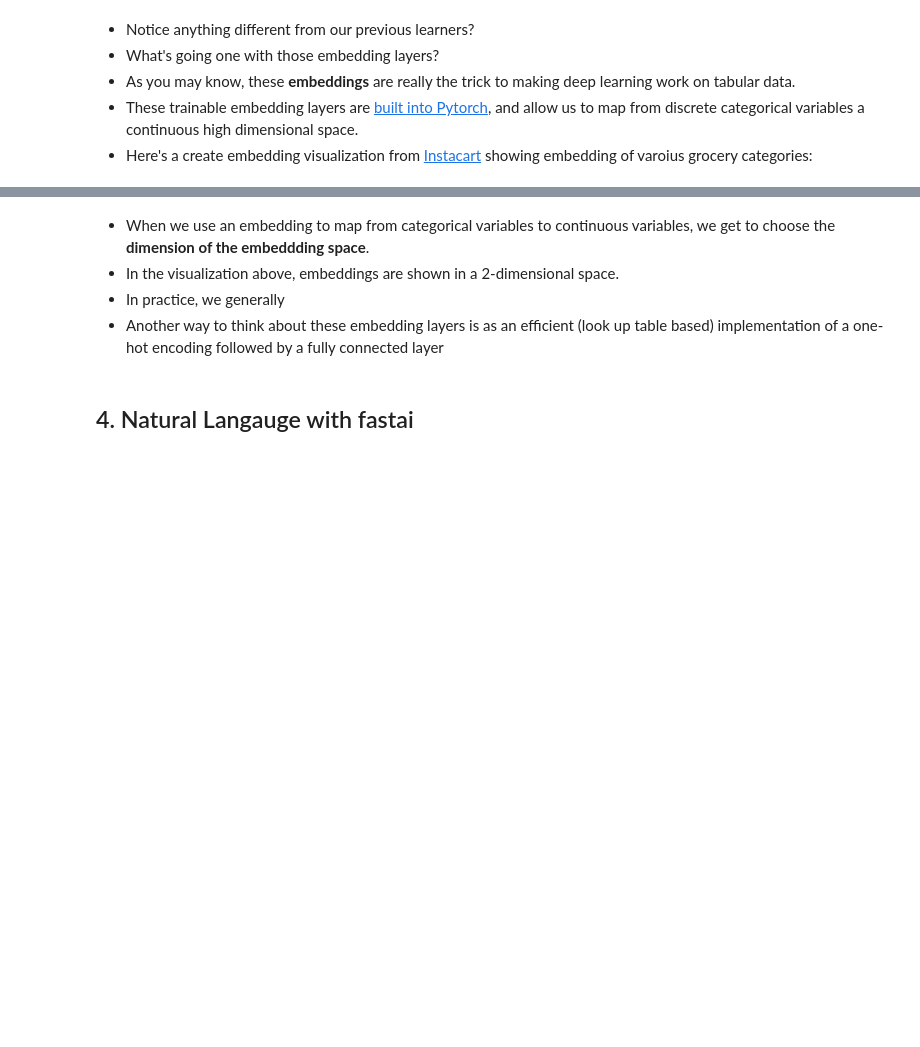
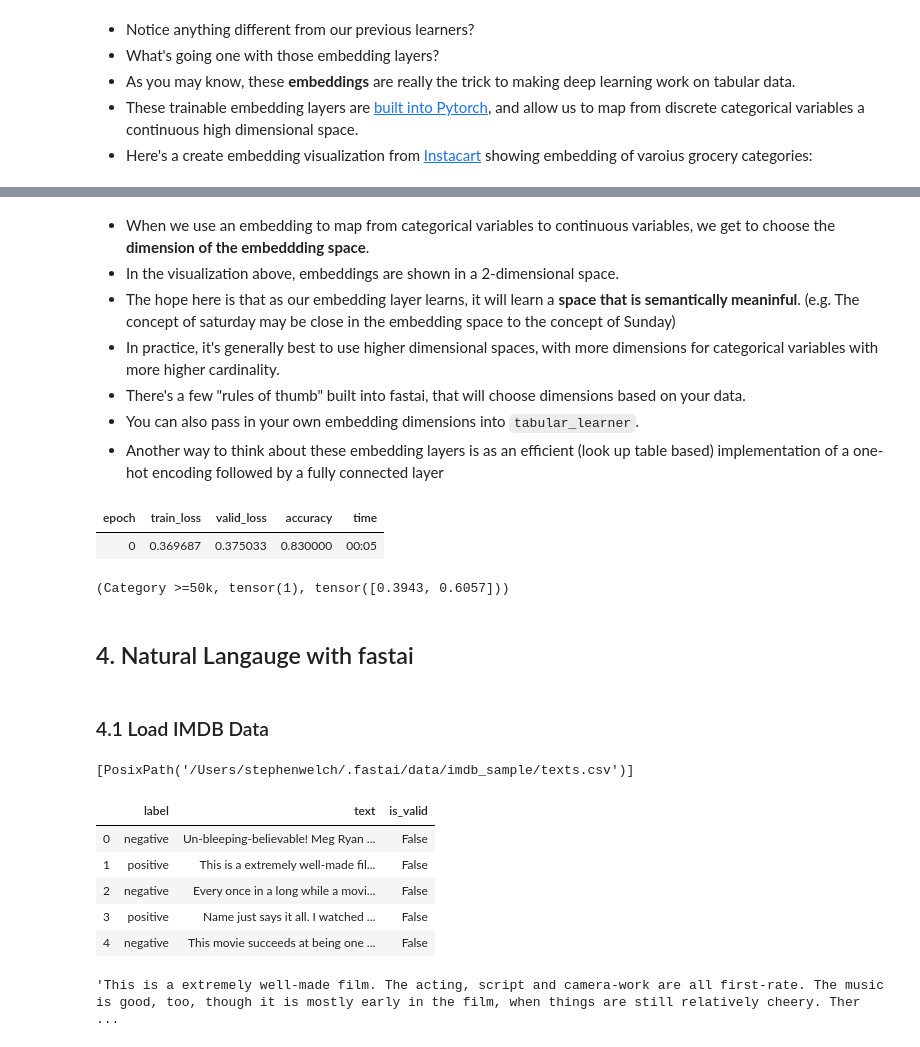
Before and after one commit to stephencwelch/dl-workshop, a Jupyter notebook: fastai/get_result_fast_with_fastai.ipynb, the cells around one changed output, grey strips where cells are left out. Cells and saved outputs as stored; diff of their text form; code cells hidden in the pictures; blank space fills up the shorter version.

```diff
--- a/fastai/get_result_fast_with_fastai.ipynb
+++ b/fastai/get_result_fast_with_fastai.ipynb
@@ -389,5 +389,13 @@ TabularModel(
 # %% [markdown]
 - When we use an embedding to map from categorical variables to continuous variables, we get to choose the **dimension of the embeddding space**.
 - In the visualization above, embeddings are shown in a 2-dimensional space.
-- In practice, we generally
+- The hope here is that as our embedding layer learns, it will learn a **space that is semantically meaninful**. (e.g. The concept of saturday may be close in the embedding space to the concept of Sunday)
+- In practice, it's generally best to use higher dimensional spaces, with more dimensions for categorical variables with more higher cardinality.
+- There's a few "rules of thumb" built into fastai, that will choose dimensions based on your data.
+- You can also pass in your own embedding dimensions into `tabular_learner`.
 - Another way to think about these embedding layers is as an efficient (look up table based) implementation of a one-hot encoding followed by a fully connected layer
+# %%
+learn.fit(1, 1e-2)
+# %% [output]
+| epoch | train_loss | valid_loss | accuracy | time |
+| 0 | 0.369687 | 0.375033 | 0.830000 | 00:05 |
@@ -394,2 +404,6 @@ TabularModel(
+# %%
+learn.predict(row)
+# %% [output]
+(Category >=50k, tensor(1), tensor([0.3943, 0.6057]))
 # %% [markdown]
 ## 4. Natural Langauge with fastai
@@ -395,0 +412,21 @@ TabularModel(
+# %% [markdown]
+### 4.1 Load IMDB Data
+# %%
+path = untar_data(URLs.IMDB_SAMPLE)
+path.ls()
+# %% [output]
+[PosixPath('/Users/stephenwelch/.fastai/data/imdb_sample/texts.csv')]
+# %%
+df = pd.read_csv(path/'texts.csv')
+df.head()
+# %% [output]
+|  | label | text | is_valid |
+| 0 | negative | Un-bleeping-believable! Meg Ryan ... | False |
+| 1 | positive | This is a extremely well-made fil... | False |
+| 2 | negative | Every once in a long while a movi... | False |
+| 3 | positive | Name just says it all. I watched ... | False |
+| 4 | negative | This movie succeeds at being one ... | False |
+# %%
+df['text'][1]
+# %% [output]
+'This is a extremely well-made film. The acting, script and camera-work are all first-rate. The music is good, too, though it is mostly early in the film, when things are still relatively cheery. Ther ...
```
Also changed, not shown: parts of 2 cells of this notebook, 2 other files.
